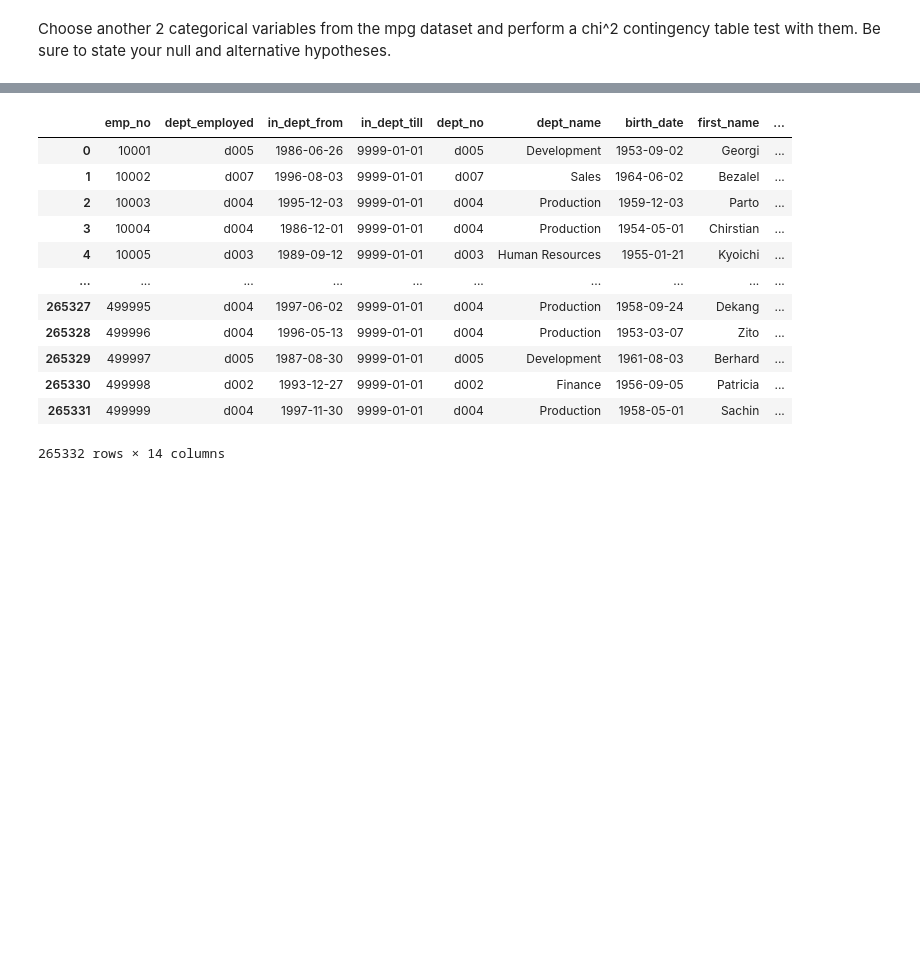
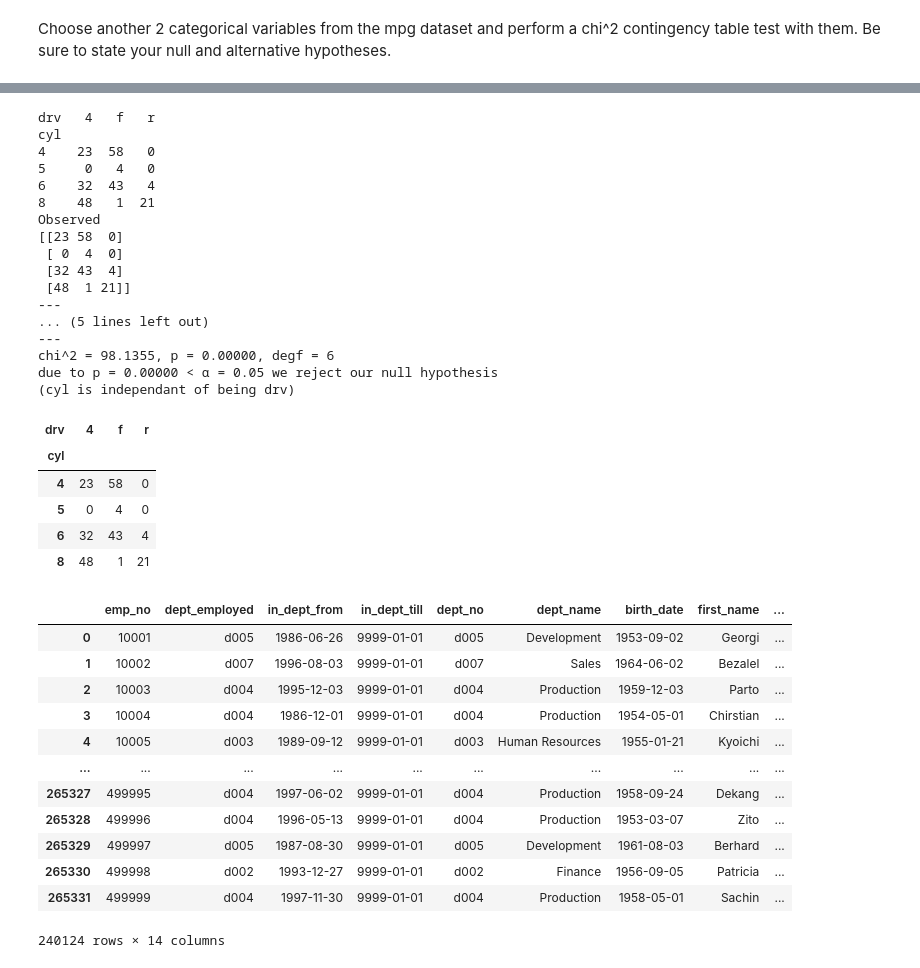
Before and after one commit to geary-shenck/statistics-exercises, a Jupyter notebook: hypothesis_testing.ipynb, the cells around one changed output, grey strips where cells are left out. Cells and saved outputs as stored; diff of their text form; code cells hidden in the pictures; blank space fills up the shorter version.

```diff
--- a/hypothesis_testing.ipynb
+++ b/hypothesis_testing.ipynb
@@ -649,3 +671,45 @@ due to p=0.26570 > α=0.05 we fail to reject our null hypothesis
+# %%
+df4 = pd.crosstab(mpg_df.cyl,mpg_df.drv)
+print(df4)
+chi2, p, degf, expected = stats.chi2_contingency(df4)
+
+H0 = (f"{df4.index.name} is independant of being {df4.columns.name}")
+H1 = (f"{df4.index.name} is not independant of being {df4.columns.name}")
+
+print('Observed')
+print(df4.values)
+print('---\nExpected')
+print(expected)
+print(f'---\nchi^2 = {chi2:.4f}, p = {p:.5f}, degf = {degf}')
+if p>alpha:
+    print(f"due to p={p:.5f} > α={alpha} we fail to reject our null hypothesis\n({H0})")
+else:
+    print(f"due to p = {p:.5f} < α = {alpha} we reject our null hypothesis\n({H0})")
+df4
+# %% [output]
+drv   4   f   r
+cyl
+4    23  58   0
+5     0   4   0
+6    32  43   4
+8    48   1  21
+Observed
+[[23 58  0]
+ [ 0  4  0]
+ [32 43  4]
+ [48  1 21]]
+---
+... (5 lines left out)
+---
+chi^2 = 98.1355, p = 0.00000, degf = 6
+due to p = 0.00000 < α = 0.05 we reject our null hypothesis
+(cyl is independant of being drv)
+| drv | 4 | f | r |
+| cyl |  |  |  |
+| 4 | 23 | 58 | 0 |
+| 5 | 0 | 4 | 0 |
+| 6 | 32 | 43 | 4 |
+| 8 | 48 | 1 | 21 |
 # %%
 deptno_df = pd.read_csv("dept_emp.csv")
 departments_df = pd.read_csv("departments.csv")
@@ -653,7 +717,8 @@ dept_mang_df = pd.read_csv("dept_manager.csv")
 dept_df = pd.merge(deptno_df,departments_df,left_on="dept_employed",right_on="dept_no",how="left")
 dept_emp_df = pd.merge(dept_df,employees_df,on="emp_no",how="left")
 salaries_df = salaries_df[salaries_df["salary_till"].str.contains("9999")]
-dept_emp_df = pd.merge(dept_emp_df,salaries_df,on="emp_no",how="right")
+dept_emp_df = pd.merge(dept_emp_df,salaries_df,on="emp_no",how="inner")
+dept_emp_df = dept_emp_df[dept_emp_df["in_dept_till"]=="9999-01-01"]
 dept_emp_df
 # %% [output]
 |  | emp_no | dept_employed | in_dept_from | in_dept_till | dept_no | dept_name | birth_date | first_name | ... |
@@ -668,4 +733,4 @@ dept_emp_df
 | 265329 | 499997 | d005 | 1987-08-30 | 9999-01-01 | d005 | Development | 1961-08-03 | Berhard | ... |
 | 265330 | 499998 | d002 | 1993-12-27 | 9999-01-01 | d002 | Finance | 1956-09-05 | Patricia | ... |
 | 265331 | 499999 | d004 | 1997-11-30 | 9999-01-01 | d004 | Production | 1958-05-01 | Sachin | ... |
-265332 rows × 14 columns
+240124 rows × 14 columns
```
Also changed, not shown: parts of 14 cells of this notebook.
